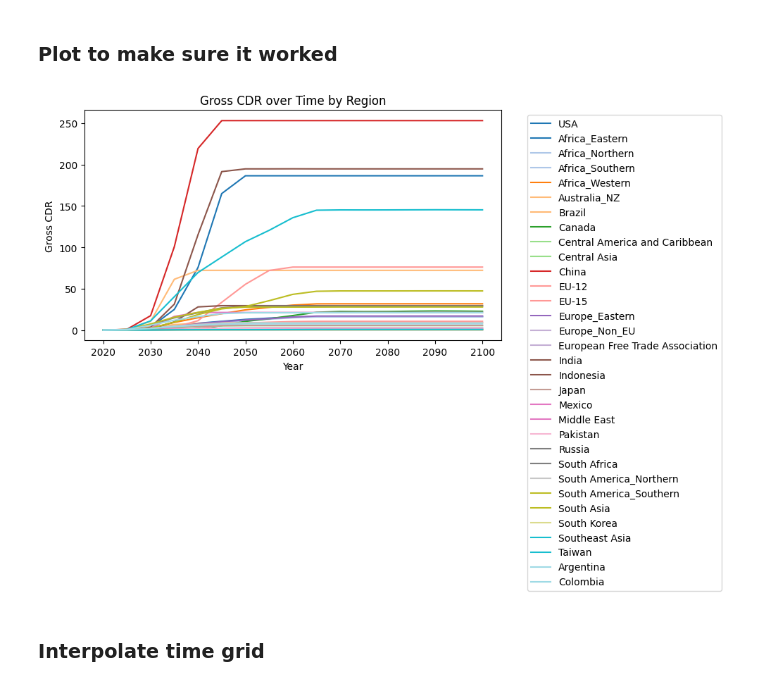
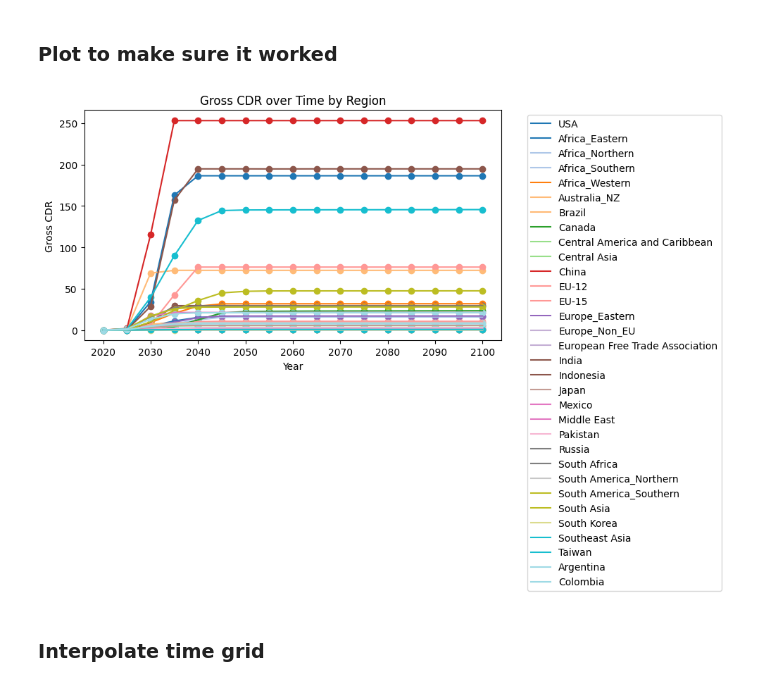
Before and after one commit to carbonplan/iam-rtm-compare, a Jupyter notebook: setup/dust/gcam/calculate-rock-fluxes-from-GCAM.ipynb, the cells around one changed output. Drawn from its saved outputs; the diff is of its cells as text; code cells hidden in the pictures.

Commit message:
update with new gcam analysis

```diff
--- a/setup/dust/gcam/calculate-rock-fluxes-from-GCAM.ipynb
+++ b/setup/dust/gcam/calculate-rock-fluxes-from-GCAM.ipynb
@@ -32,10 +31,13 @@ import xarray as xr
 # exe_central1p5 ; exe_central2p0 ; exe_limBio1p5 ; exe_lowCCS1p5 ;
 # exe_lowCDR1p5 ; exe_noBiochar1p5 ; exe_noWeathering1p5 ;
 # exe_ref1p5 ; exe_techBehaviorChange1p5 ; exe_techBehaviorChange2p0 ;
+#
+# [ RUNS TO COMPARE ]
+# exe_central1p5 ; exe_noWeathering1p5 ; exe_techBehaviorChange1p5
 # ----------------------------------------------------------------
 #
 # ****************************************************
-RUNNAME = "exe_techBehaviorChange2p0"   # EXPERIMENT NAME (see: s3://carbonplan-carbon-removal/ew-workflows-data/gcam/fuhrman-etal-2023-NCC/)
+RUNNAME = "exe_techBehaviorChange1p5"   # EXPERIMENT NAME (see: s3://carbonplan-carbon-removal/ew-workflows-data/gcam/fuhrman-etal-2023-NCC/)
 # ****************************************************
 FILENAME = "queryout_CO2_sequestration_by_tech_regionalized.csv"
 marker = "CO2 sequestration by tech"      # first row marker in FILENAME file
@@ -94,28 +96,30 @@ dfm = dfm[dfm['year'].astype(int) >= 2020].reset_index(drop=True).copy()
 # %%
 import matplotlib.cm as cm
 
 regions = dfm["region"].unique()
 num_regions = len(regions)
 
 # Choose a colormap (e.g., 'tab20', 'tab20c', 'viridis', 'nipy_spectral')
 cmap = cm.get_cmap('tab20', num_regions)  # 'tab20' can handle up to 20 colors, 'nipy_spectral' for more
 
 plt.figure(figsize=(10,6))
 
 for i, region in enumerate(regions):
     group = dfm[dfm["region"] == region]
     plt.plot(group["year"], group["gross_CDR_MTC"],
              color=cmap(i), label=region)
+    plt.scatter(group["year"], group["gross_CDR_MTC"],
+             color=cmap(i))
 
 plt.xlabel("Year")
 plt.ylabel("Gross CDR")
 plt.title("Gross CDR over Time by Region")
 plt.legend(bbox_to_anchor=(1.05, 1), loc='upper left')  # legend outside plot
 plt.tight_layout()
 # plt.ylim(0,1)
 plt.show()
 # %% [output]
-[figure, old version]
+[figure, new version]
 # %% [markdown]
 ### Interpolate time grid
 # %%
```
Also changed, not shown: parts of 31 cells of this notebook, 19 other files.
